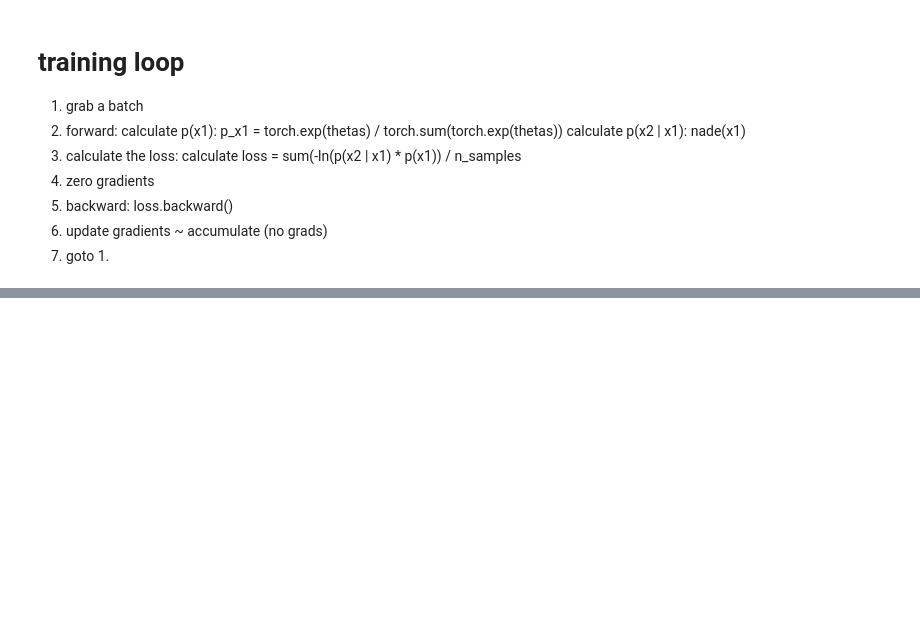
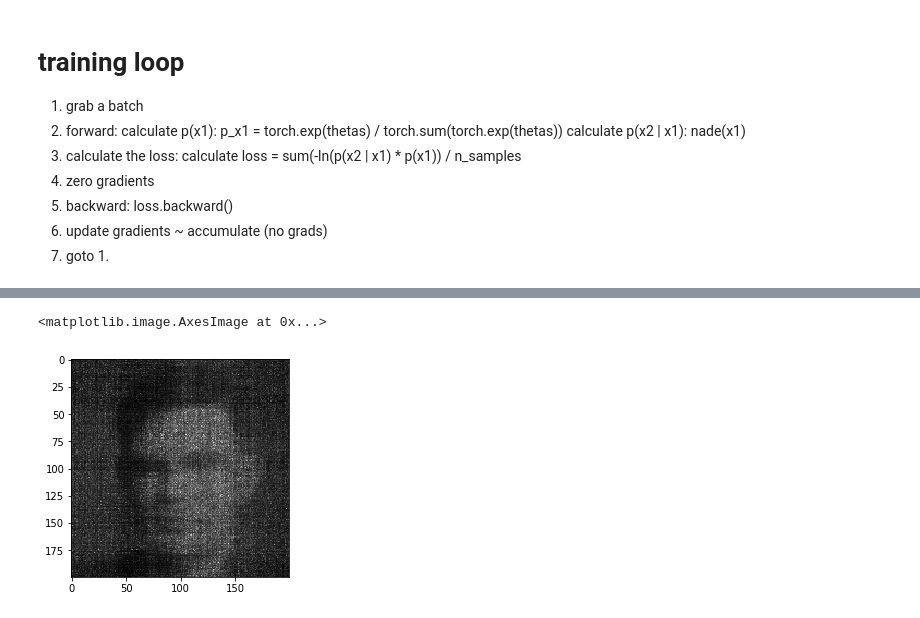
Before and after one commit to arielbenitah/CS294_158_Deep_Unsupervised_Learning, a Jupyter notebook: HW1/HW1_2_1.ipynb, the cells around one changed output, grey strips where cells are left out. Saved outputs shown, nothing was run; the diff lists cells and outputs as text; code cells hidden in the pictures; blank space fills up the shorter version.

```diff
--- a/HW1/HW1_2_1.ipynb
+++ b/HW1/HW1_2_1.ipynb
@@ -214,11 +214,10 @@ Text(0, 0.5, 'loss')
 # %%
-# TODO: compose the total probability: p(x1, x2) = p(x2 | x1) * p(x1)
-# and calculate for each pair (x1, x2) the corresponding probability p(x1, x2)
+# compose the total probability: p(x1, x2) = p(x2 | x1) * p(x1)
 prob = torch.zeros(SAMPLE_SIZE, SAMPLE_SIZE)
 for x1 in range(SAMPLE_SIZE):
     for x2 in range(SAMPLE_SIZE):
-
-        p_x1 = torch.exp(thetas) / torch.sum(torch.exp(thetas))
-        log_p_x2_x1 = model(one_hot(x1, SAMPLE_SIZE).to(device))
-        pdb.set_trace()
-        prob[x1, x2] = torch.exp(log_p_x2_x1[x2]) * p_x1[x1]
+        with torch.no_grad():
+            model.eval() # not sure about that
+            p_x1 = torch.exp(thetas) / torch.sum(torch.exp(thetas))
+            log_p_x2_x1 = model(one_hot(x1, SAMPLE_SIZE).to(device))
+            prob[x1, x2] = torch.exp(log_p_x2_x1[x2]) * p_x1[x1]
@@ -283,0 +224,4 @@ tensor([0.0050, 0.0050, 0.0050, 0.0050, 0.0050, 0.0050, 0.0050, 0.0050, 0.0050,
+# %%
+# estimated
+prob = prob.numpy()
+prob
@@ -283,0 +242,5 @@ tensor([0.0050, 0.0050, 0.0050, 0.0050, 0.0050, 0.0050, 0.0050, 0.0050, 0.0050,
+# %%
+plt.imshow(prob, cmap='gray')
+# %% [output]
+<matplotlib.image.AxesImage at 0x...>
+[figure, added]
```
Also changed, not shown: parts of 14 cells of this notebook.
